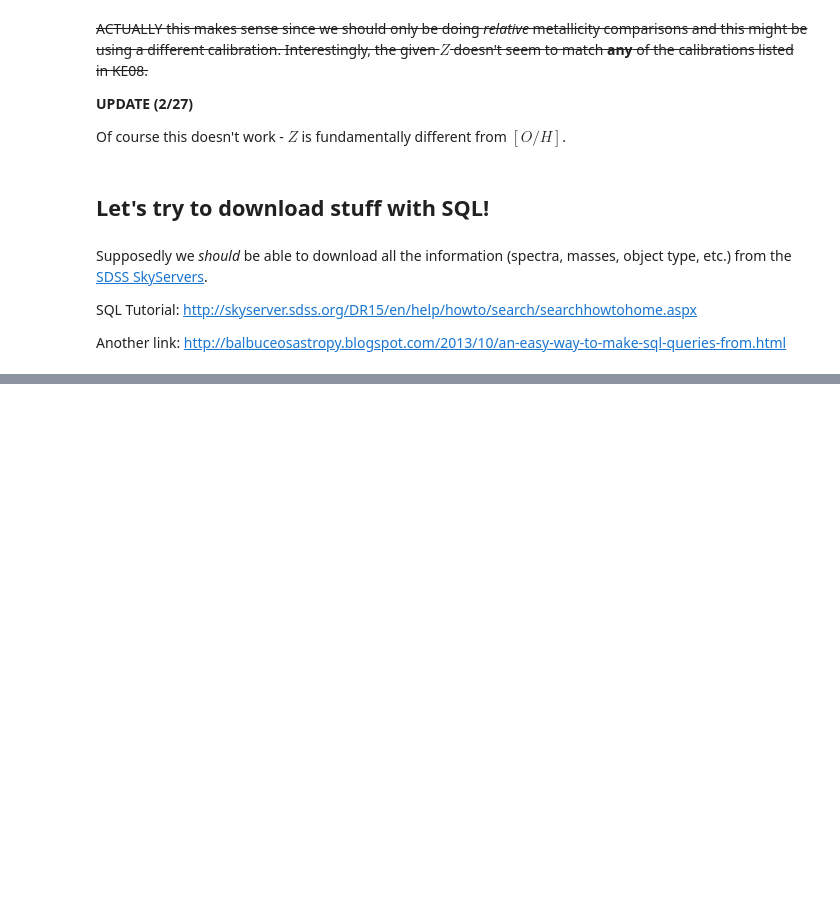
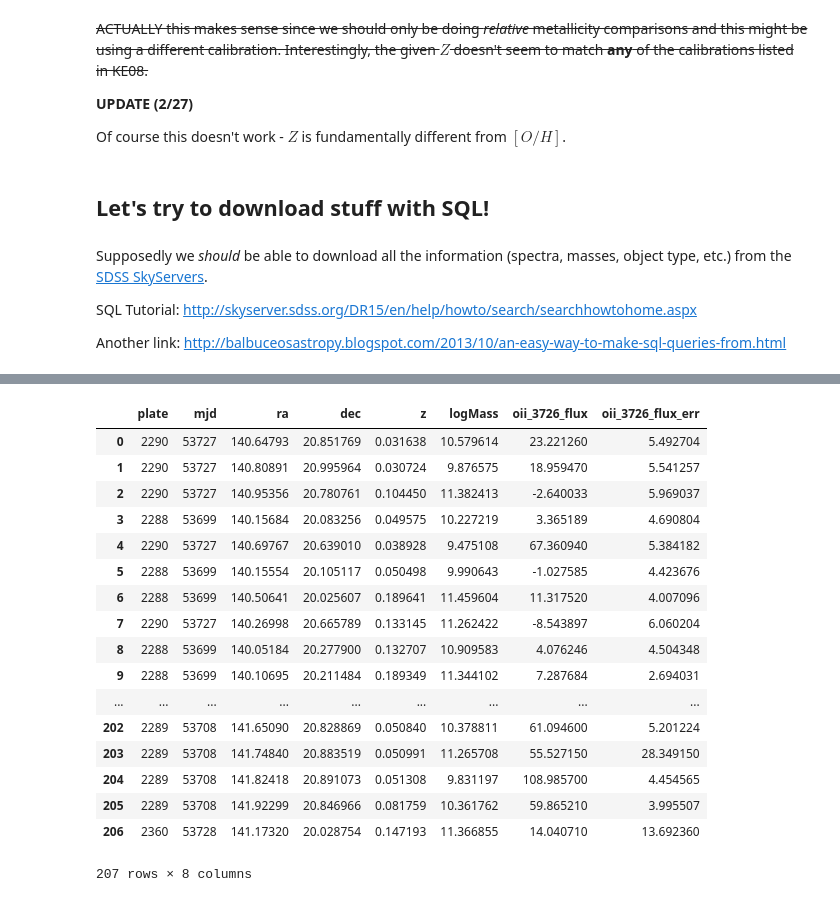
Before and after one commit to NicoAdams/Stripe82Clumps, a Jupyter notebook: mike_sandbox.ipynb, the cells around one changed output, grey strips where cells are left out. Cells and saved outputs as stored; diff of their text form; code cells hidden in the pictures; blank space fills up the shorter version.

```diff
--- a/mike_sandbox.ipynb
+++ b/mike_sandbox.ipynb
@@ -252,7 +252,7 @@ def SDSS_select(sql):
 
     '''
     input: SQL query
-    output: astropy table (i'm too lazy to figure out how to directly make it to astropy instead of going through pandas)
+    output: pandas DF
     '''
 
     import pandas as pd
@@ -269,7 +269,7 @@ def SDSS_select(sql):
     response = br.submit()
     file_like = BytesIO(response.get_data())
     df = pd.read_csv(file_like,skiprows=1)
-    return Table.from_pandas(df)
+    return df
 # %%
 s = "select top 100 \
 x.plate,x.mjd,x.ra,x.dec,x.z,x.logMass, \
@@ -305,0 +305,32 @@ Table length=67
+# %%
+s2 = "select top 100 \
+x.plate,x.mjd,x.ra,x.dec,x.z,x.logMass, \
+g.oii_3726_flux,g.oii_3726_flux_err \
+from stellarMassFSPSGranEarlyDust x \
+JOIN galSpecLine g ON g.specObjID = x.specObjID \
+WHERE \
+ra BETWEEN 141 AND 142 AND \
+dec BETWEEN 20 AND 21"
+# %%
+testTable = testTable.append(SDSS_select(s2),ignore_index=True)
+# %%
+testTable
+# %% [output]
+|  | plate | mjd | ra | dec | z | logMass | oii_3726_flux | oii_3726_flux_err |
+| 0 | 2290 | 53727 | 140.64793 | 20.851769 | 0.031638 | 10.579614 | 23.221260 | 5.492704 |
+| 1 | 2290 | 53727 | 140.80891 | 20.995964 | 0.030724 | 9.876575 | 18.959470 | 5.541257 |
+| 2 | 2290 | 53727 | 140.95356 | 20.780761 | 0.104450 | 11.382413 | -2.640033 | 5.969037 |
+| 3 | 2288 | 53699 | 140.15684 | 20.083256 | 0.049575 | 10.227219 | 3.365189 | 4.690804 |
+| 4 | 2290 | 53727 | 140.69767 | 20.639010 | 0.038928 | 9.475108 | 67.360940 | 5.384182 |
+| 5 | 2288 | 53699 | 140.15554 | 20.105117 | 0.050498 | 9.990643 | -1.027585 | 4.423676 |
+| 6 | 2288 | 53699 | 140.50641 | 20.025607 | 0.189641 | 11.459604 | 11.317520 | 4.007096 |
+| 7 | 2290 | 53727 | 140.26998 | 20.665789 | 0.133145 | 11.262422 | -8.543897 | 6.060204 |
+| 8 | 2288 | 53699 | 140.05184 | 20.277900 | 0.132707 | 10.909583 | 4.076246 | 4.504348 |
+| 9 | 2288 | 53699 | 140.10695 | 20.211484 | 0.189349 | 11.344102 | 7.287684 | 2.694031 |
+| ... | ... | ... | ... | ... | ... | ... | ... | ... |
+| 202 | 2289 | 53708 | 141.65090 | 20.828869 | 0.050840 | 10.378811 | 61.094600 | 5.201224 |
+| 203 | 2289 | 53708 | 141.74840 | 20.883519 | 0.050991 | 11.265708 | 55.527150 | 28.349150 |
+| 204 | 2289 | 53708 | 141.82418 | 20.891073 | 0.051308 | 9.831197 | 108.985700 | 4.454565 |
+| 205 | 2289 | 53708 | 141.92299 | 20.846966 | 0.081759 | 10.361762 | 59.865210 | 3.995507 |
+| 206 | 2360 | 53728 | 141.17320 | 20.028754 | 0.147193 | 11.366855 | 14.040710 | 13.692360 |
+207 rows × 8 columns
```
Also changed, not shown: parts of 1 cell of this notebook.
